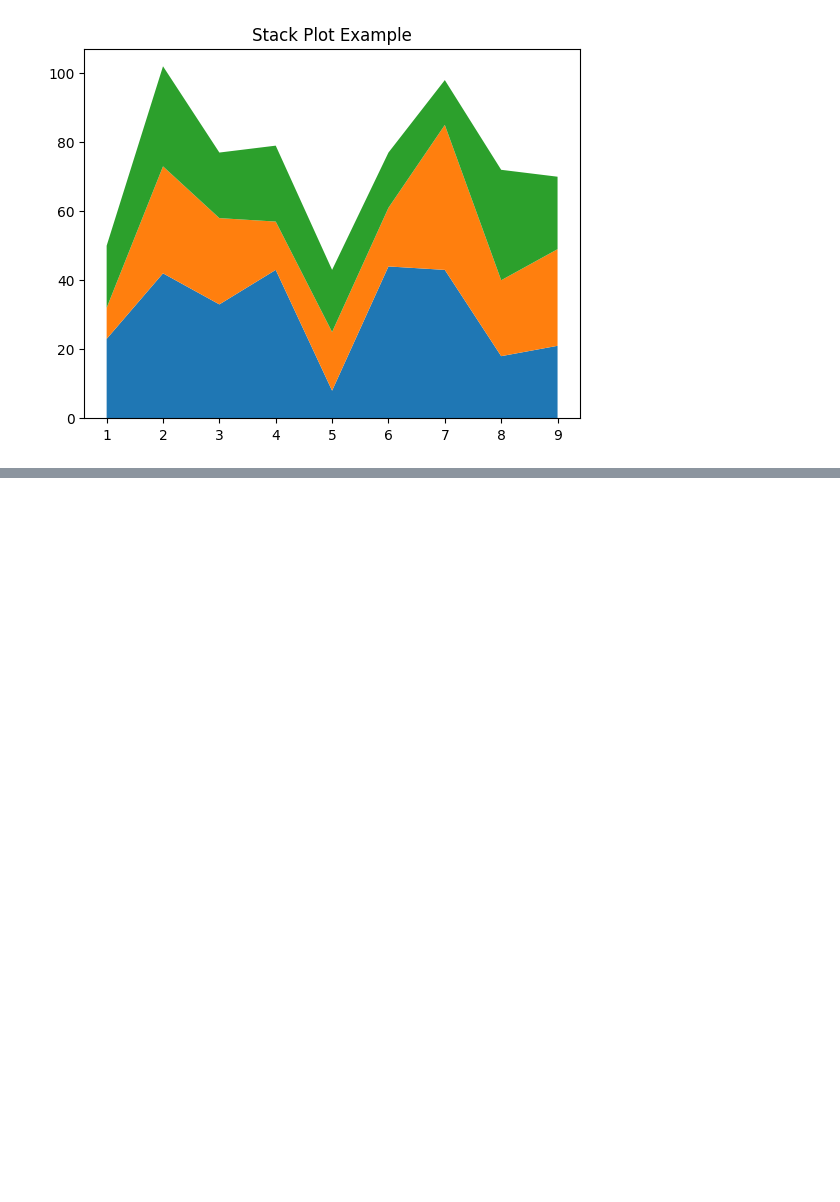
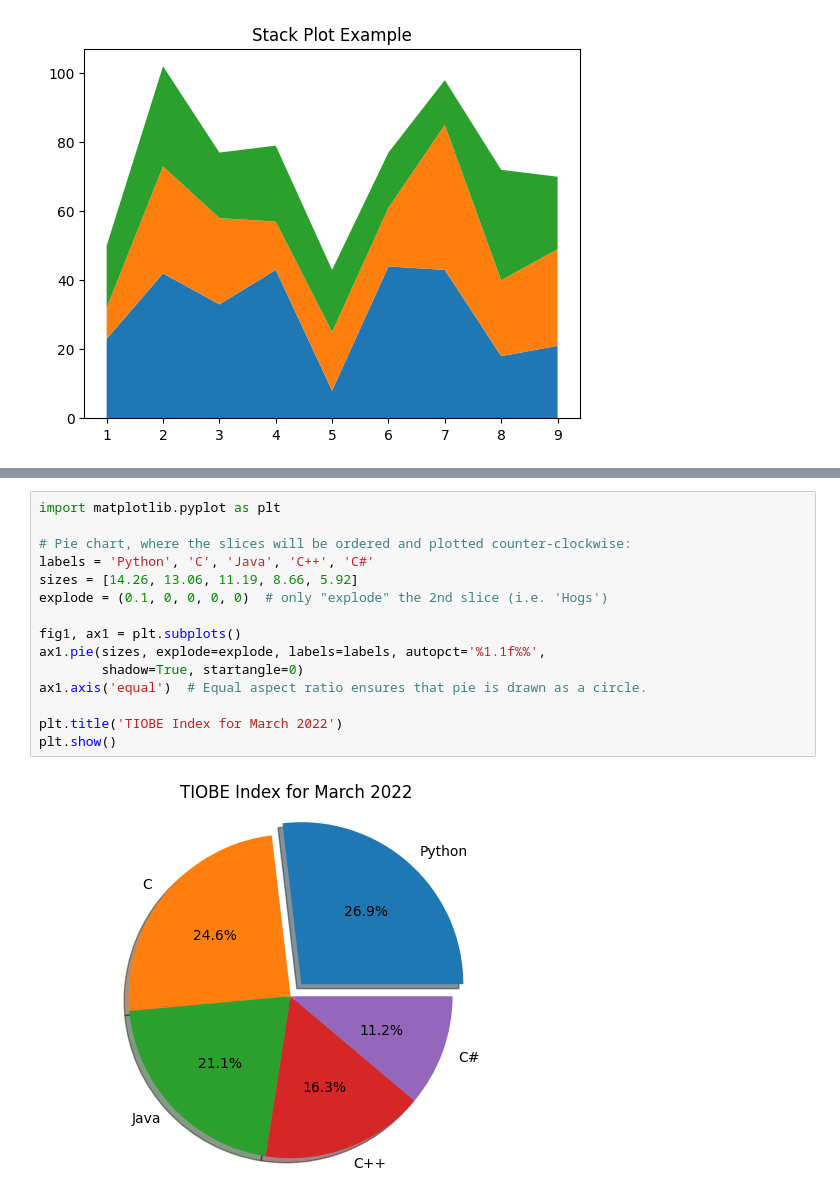
Before and after one commit to harmkenn/Python-Workbooks, a Jupyter notebook: python-course.eu/E_PC12_MatPlotLib.ipynb, the cells around one changed output, grey strips where cells are left out. Drawn from its saved outputs; the diff is of its cells as text; blank space fills up the shorter version.

```diff
--- a/python-course.eu/E_PC12_MatPlotLib.ipynb
+++ b/python-course.eu/E_PC12_MatPlotLib.ipynb
@@ -117,0 +135,17 @@ plt.show()
+# %%
+import matplotlib.pyplot as plt
+
+# Pie chart, where the slices will be ordered and plotted counter-clockwise:
+labels = 'Python', 'C', 'Java', 'C++', 'C#'
+sizes = [14.26, 13.06, 11.19, 8.66, 5.92]
+explode = (0.1, 0, 0, 0, 0)  # only "explode" the 2nd slice (i.e. 'Hogs')
+
+fig1, ax1 = plt.subplots()
+ax1.pie(sizes, explode=explode, labels=labels, autopct='%1.1f%%',
+        shadow=True, startangle=0)
+ax1.axis('equal')  # Equal aspect ratio ensures that pie is drawn as a circle.
+
+plt.title('TIOBE Index for March 2022')
+plt.show()
+# %% [output]
+[figure, added]
```
Also changed, not shown: parts of 1 cell of this notebook.
